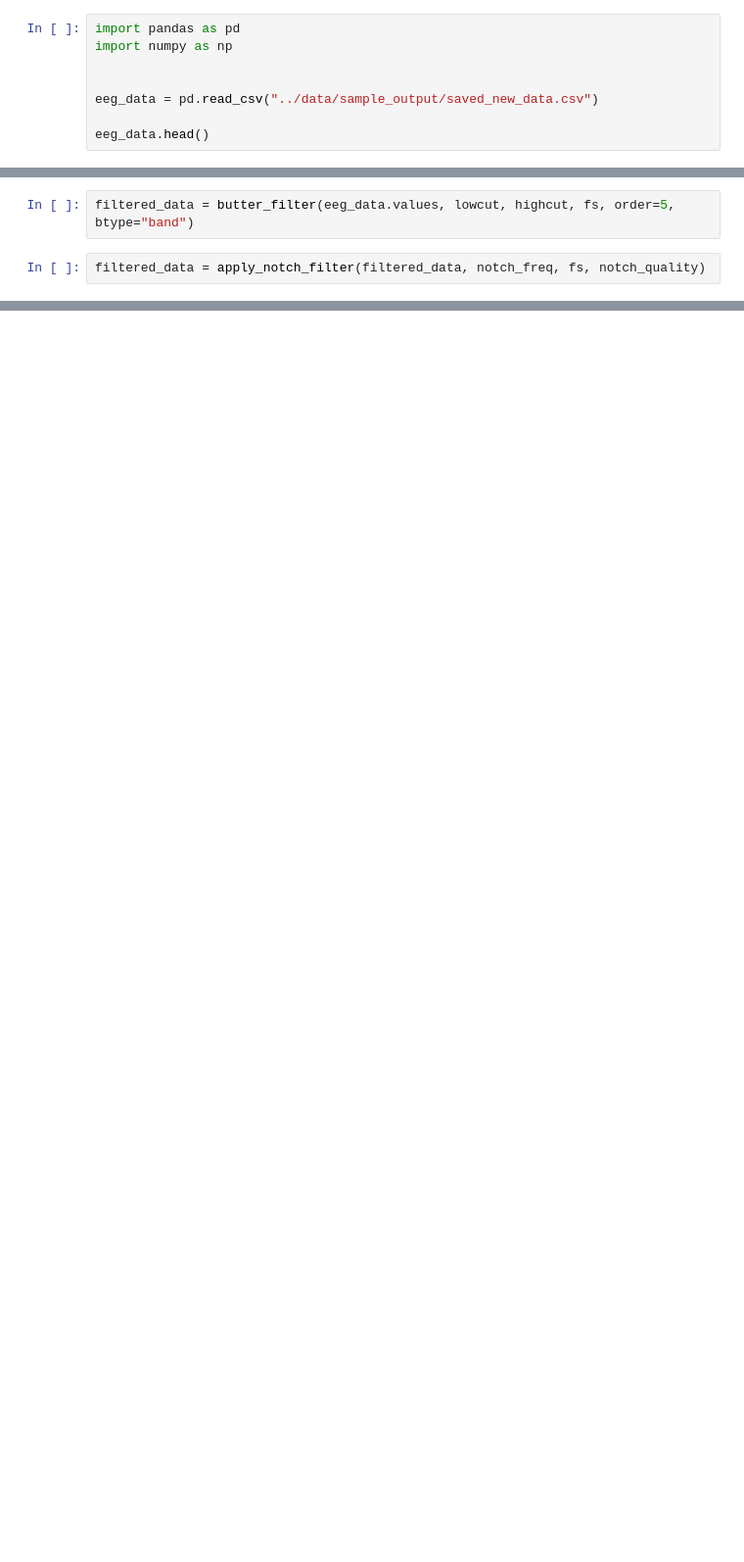
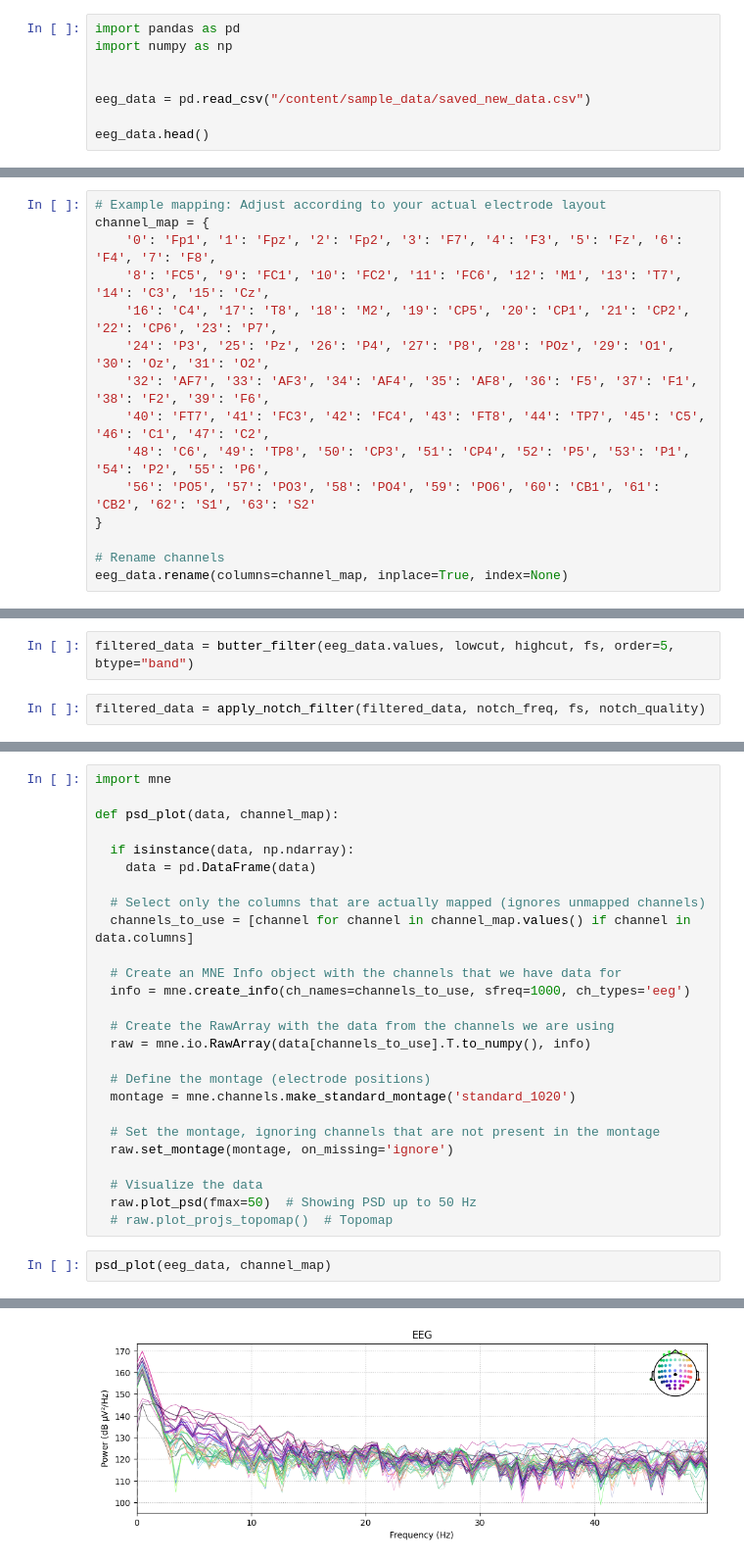
Before and after one commit to ScentNet-AI/data-engineering-pipeline, a Jupyter notebook: notebooks/data_cleaning.ipynb, the cells around one changed output, grey strips where cells are left out. Shown: that part at 98% size. Drawn from its saved outputs; the diff is of its cells as text; blank space fills up the shorter version.

Commit message:
Making changes to notebook file for cleaning of data
--> Filtering with Butterworth and Notch Filters
--> Artifact removals
--> Smoothing Data

```diff
--- a/notebooks/data_cleaning.ipynb
+++ b/notebooks/data_cleaning.ipynb
@@ -3,7 +3,7 @@ import pandas as pd
 import numpy as np
 
 
-eeg_data = pd.read_csv("../data/sample_output/saved_new_data.csv")
+eeg_data = pd.read_csv("/content/sample_data/saved_new_data.csv")
 
 eeg_data.head()
 # %% [output]
@@ -41,4 +41,19 @@ def apply_notch_filter(data, freq, fs, quality):
 # %%
 # dropping off Unnamed column
 eeg_data = eeg_data.drop(columns="Unnamed: 0")
+# %%
+# Example mapping: Adjust according to your actual electrode layout
+channel_map = {
+    '0': 'Fp1', '1': 'Fpz', '2': 'Fp2', '3': 'F7', '4': 'F3', '5': 'Fz', '6': 'F4', '7': 'F8',
+    '8': 'FC5', '9': 'FC1', '10': 'FC2', '11': 'FC6', '12': 'M1', '13': 'T7', '14': 'C3', '15': 'Cz',
+    '16': 'C4', '17': 'T8', '18': 'M2', '19': 'CP5', '20': 'CP1', '21': 'CP2', '22': 'CP6', '23': 'P7',
+    '24': 'P3', '25': 'Pz', '26': 'P4', '27': 'P8', '28': 'POz', '29': 'O1', '30': 'Oz', '31': 'O2',
+    '32': 'AF7', '33': 'AF3', '34': 'AF4', '35': 'AF8', '36': 'F5', '37': 'F1', '38': 'F2', '39': 'F6',
+    '40': 'FT7', '41': 'FC3', '42': 'FC4', '43': 'FT8', '44': 'TP7', '45': 'C5', '46': 'C1', '47': 'C2',
+    '48': 'C6', '49': 'TP8', '50': 'CP3', '51': 'CP4', '52': 'P5', '53': 'P1', '54': 'P2', '55': 'P6',
+    '56': 'PO5', '57': 'PO3', '58': 'PO4', '59': 'PO6', '60': 'CB1', '61': 'CB2', '62': 'S1', '63': 'S2'
+}
+
+# Rename channels
+eeg_data.rename(columns=channel_map, inplace=True, index=None)
 # %%
@@ -82,0 +115,29 @@ EOG Channels: []
+# %%
+import mne
+
+def psd_plot(data, channel_map):
+
+  if isinstance(data, np.ndarray):
+    data = pd.DataFrame(data)
+
+  # Select only the columns that are actually mapped (ignores unmapped channels)
+  channels_to_use = [channel for channel in channel_map.values() if channel in data.columns]
+
+  # Create an MNE Info object with the channels that we have data for
+  info = mne.create_info(ch_names=channels_to_use, sfreq=1000, ch_types='eeg')
+
+  # Create the RawArray with the data from the channels we are using
+  raw = mne.io.RawArray(data[channels_to_use].T.to_numpy(), info)
+
+  # Define the montage (electrode positions)
+  montage = mne.channels.make_standard_montage('standard_1020')
+
+  # Set the montage, ignoring channels that are not present in the montage
+  raw.set_montage(montage, on_missing='ignore')
+
+  # Visualize the data
+  raw.plot_psd(fmax=50)  # Showing PSD up to 50 Hz
+  # raw.plot_projs_topomap()  # Topomap
+# %%
+psd_plot(eeg_data, channel_map)
+# %% [output]
@@ -82,0 +150 @@ EOG Channels: []
+[figure, added]
```
Also changed, not shown: parts of 13 cells of this notebook.
